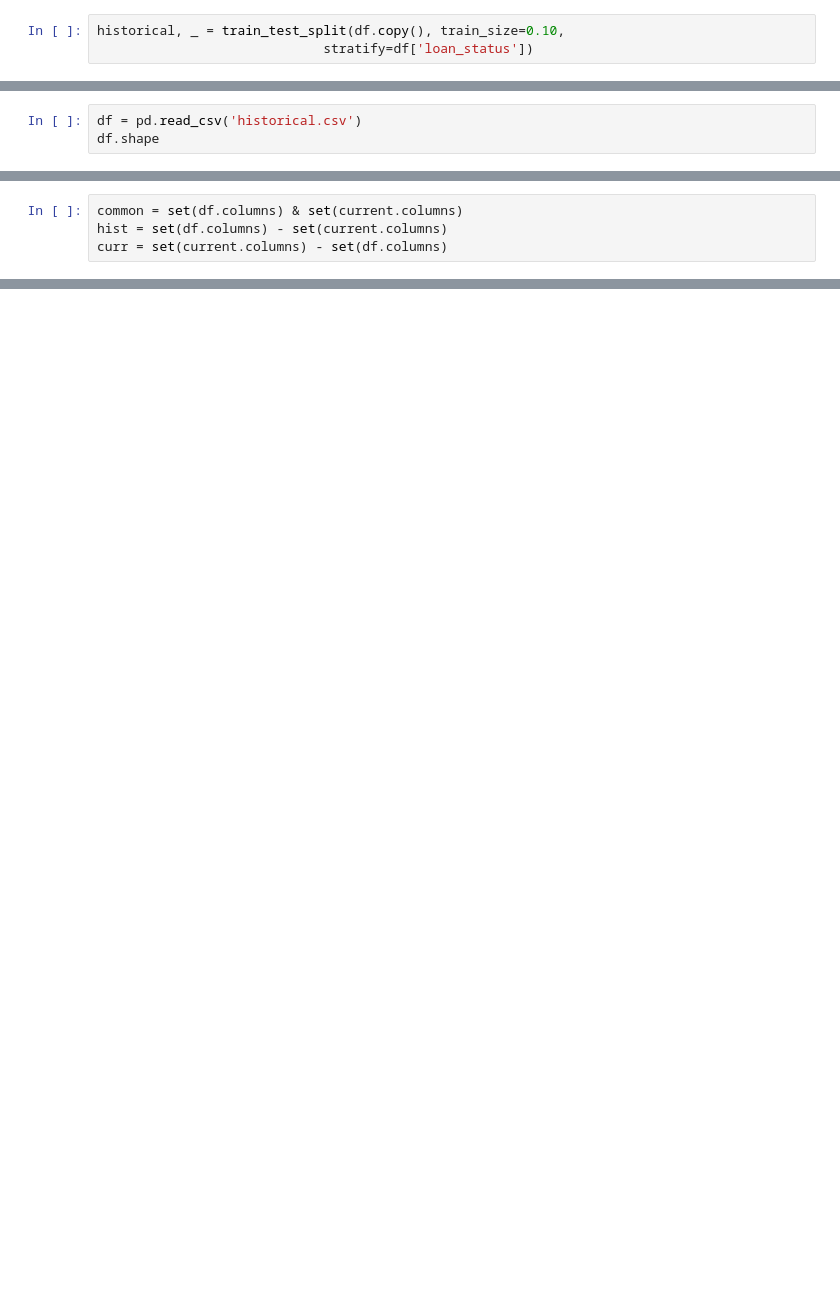
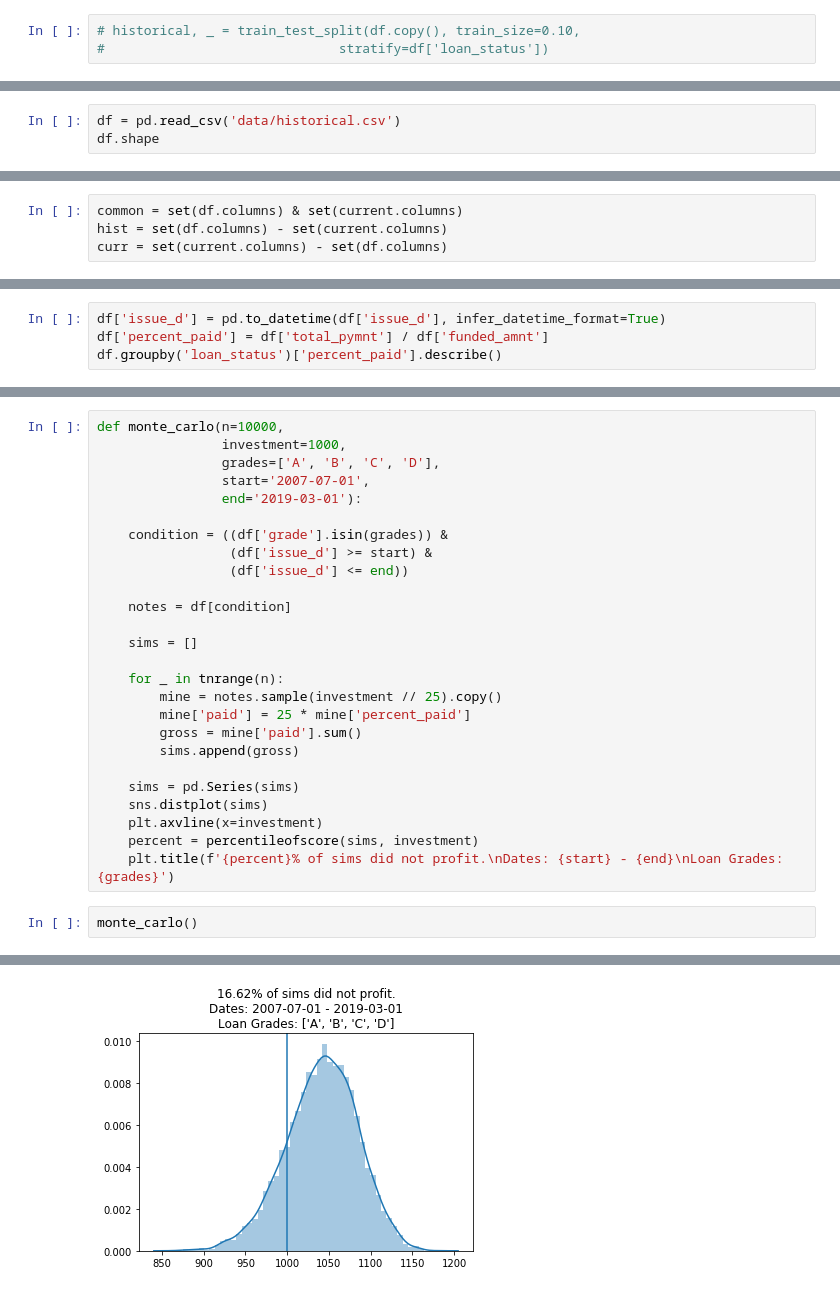
Before and after one commit to LambdaSchool/DS-Unit-2-Classification-2, a Jupyter notebook: Paul_K_Classification_2.ipynb, the cells around one changed output, grey strips where cells are left out. Saved outputs shown, nothing was run; the diff lists cells and outputs as text; blank space fills up the shorter version.

```diff
--- a/Paul_K_Classification_2.ipynb
+++ b/Paul_K_Classification_2.ipynb
@@ -24,4 +37,4 @@ df = pd.concat(dfs)
 # %%
-historical, _ = train_test_split(df.copy(), train_size=0.10,
-                             stratify=df['loan_status'])
+# historical, _ = train_test_split(df.copy(), train_size=0.10,
+#                              stratify=df['loan_status'])
 # %%
@@ -29,3 +42,3 @@ historical.to_csv('historical.csv', index=False)
 # %%
-df = pd.read_csv('historical.csv')
+df = pd.read_csv('data/historical.csv')
 df.shape
@@ -56,0 +149,4 @@ dic.head()
+# %%
+df['issue_d'] = pd.to_datetime(df['issue_d'], infer_datetime_format=True)
+df['percent_paid'] = df['total_pymnt'] / df['funded_amnt']
+df.groupby('loan_status')['percent_paid'].describe()
@@ -56,0 +158,29 @@ dic.head()
+# %%
+def monte_carlo(n=10000,
+                investment=1000,
+                grades=['A', 'B', 'C', 'D'],
+                start='2007-07-01',
+                end='2019-03-01'):
+
+    condition = ((df['grade'].isin(grades)) &
+                 (df['issue_d'] >= start) &
+                 (df['issue_d'] <= end))
+
+    notes = df[condition]
+
+    sims = []
+
+    for _ in tnrange(n):
+        mine = notes.sample(investment // 25).copy()
+        mine['paid'] = 25 * mine['percent_paid']
+        gross = mine['paid'].sum()
+        sims.append(gross)
+
+    sims = pd.Series(sims)
+    sns.distplot(sims)
+    plt.axvline(x=investment)
+    percent = percentileofscore(sims, investment)
+    plt.title(f'{percent}% of sims did not profit.\nDates: {start} - {end}\nLoan Grades: {grades}')
+# %%
+monte_carlo()
+# %% [output]
@@ -56,0 +188 @@ dic.head()
+[figure, added]
```
Also changed, not shown: parts of 54 cells of this notebook.
